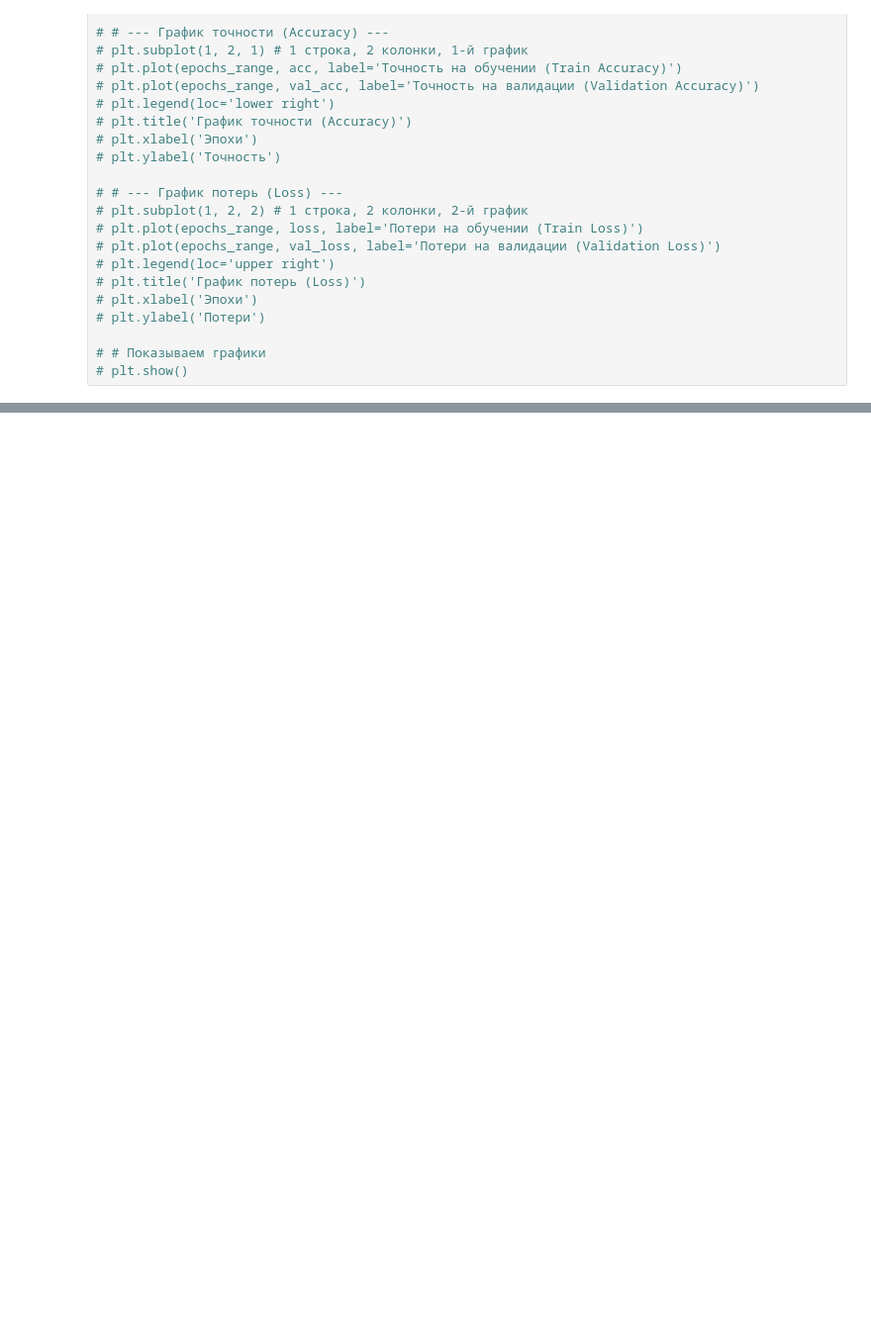
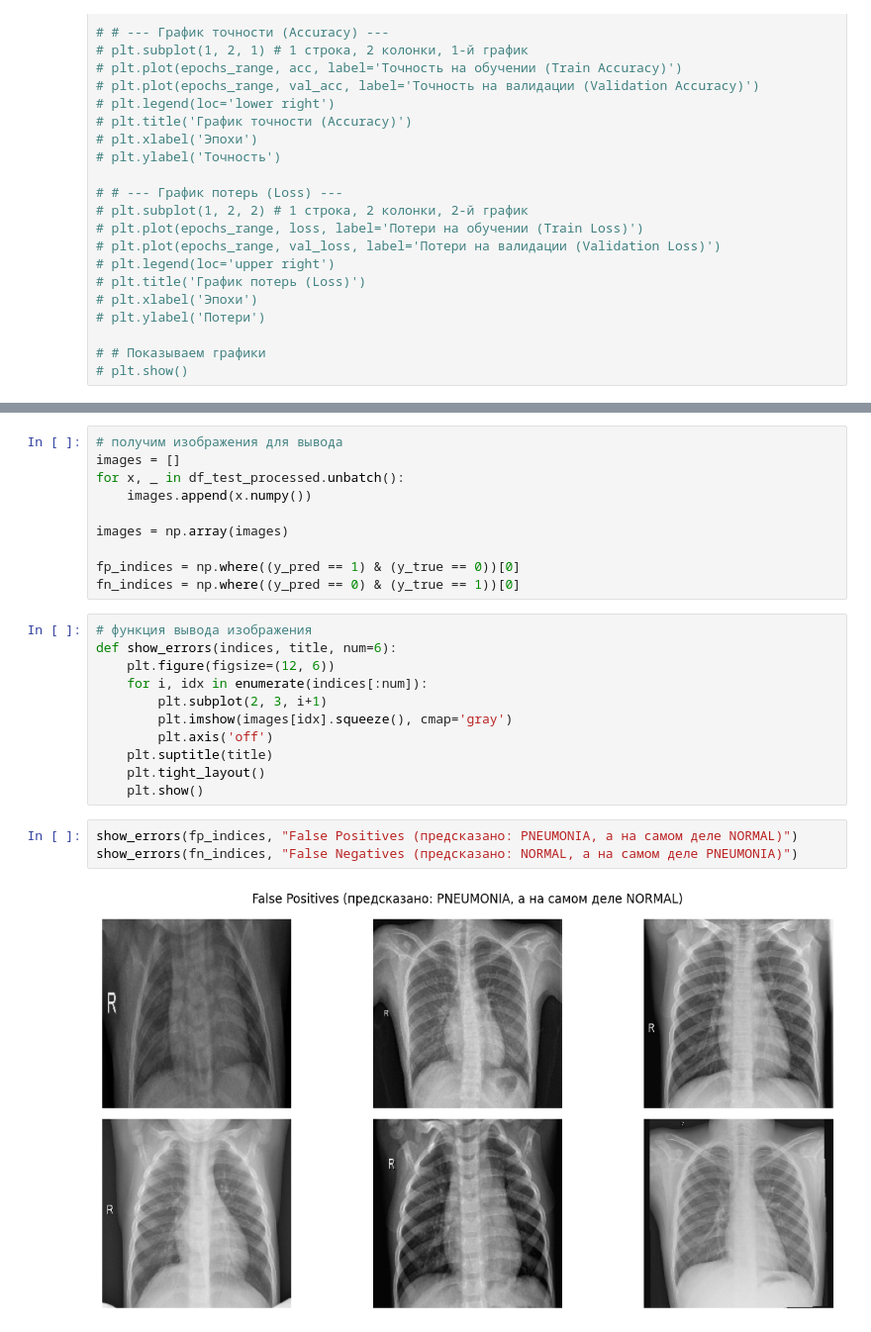
Before and after one commit to koziymaxim/Chest-X-Ray, a Jupyter notebook: chest-x-ray-images.ipynb, the cells around one changed output, grey strips where cells are left out. Shown at 99% size. Cells and saved outputs as stored; diff of their text form; blank space fills up the shorter version.

```diff
--- a/chest-x-ray-images.ipynb
+++ b/chest-x-ray-images.ipynb
@@ -397,0 +380,26 @@ weighted avg       0.88      0.86      0.86       624
+# %%
+# получим изображения для вывода
+images = []
+for x, _ in df_test_processed.unbatch():
+    images.append(x.numpy())
+
+images = np.array(images)
+
+fp_indices = np.where((y_pred == 1) & (y_true == 0))[0]
+fn_indices = np.where((y_pred == 0) & (y_true == 1))[0]
+# %%
+# функция вывода изображения
+def show_errors(indices, title, num=6):
+    plt.figure(figsize=(12, 6))
+    for i, idx in enumerate(indices[:num]):
+        plt.subplot(2, 3, i+1)
+        plt.imshow(images[idx].squeeze(), cmap='gray')
+        plt.axis('off')
+    plt.suptitle(title)
+    plt.tight_layout()
+    plt.show()
+# %%
+show_errors(fp_indices, "False Positives (предсказано: PNEUMONIA, а на самом деле NORMAL)")
+show_errors(fn_indices, "False Negatives (предсказано: NORMAL, а на самом деле PNEUMONIA)")
+# %% [output]
+[figure, added]
```
Also changed, not shown: parts of 9 cells of this notebook.
